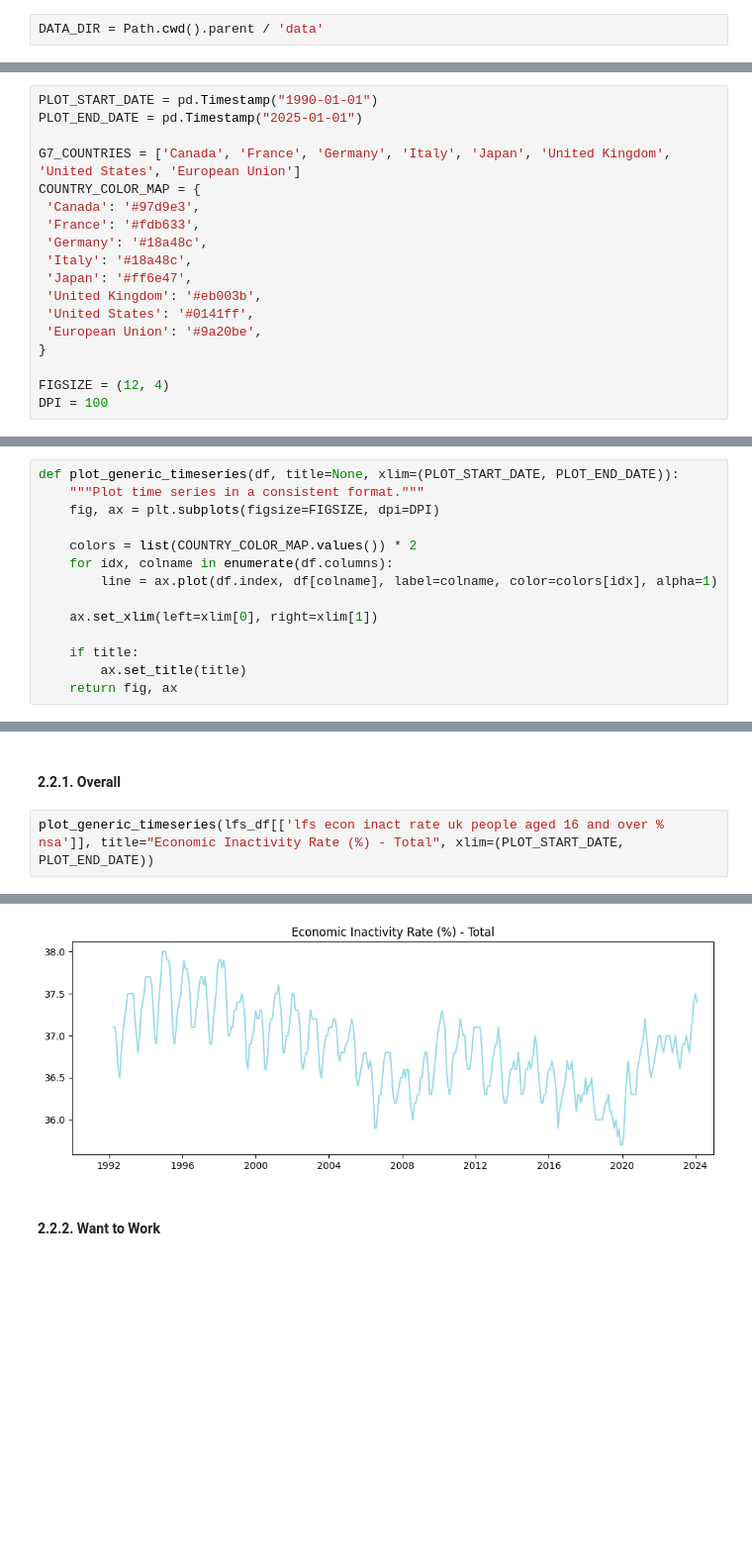
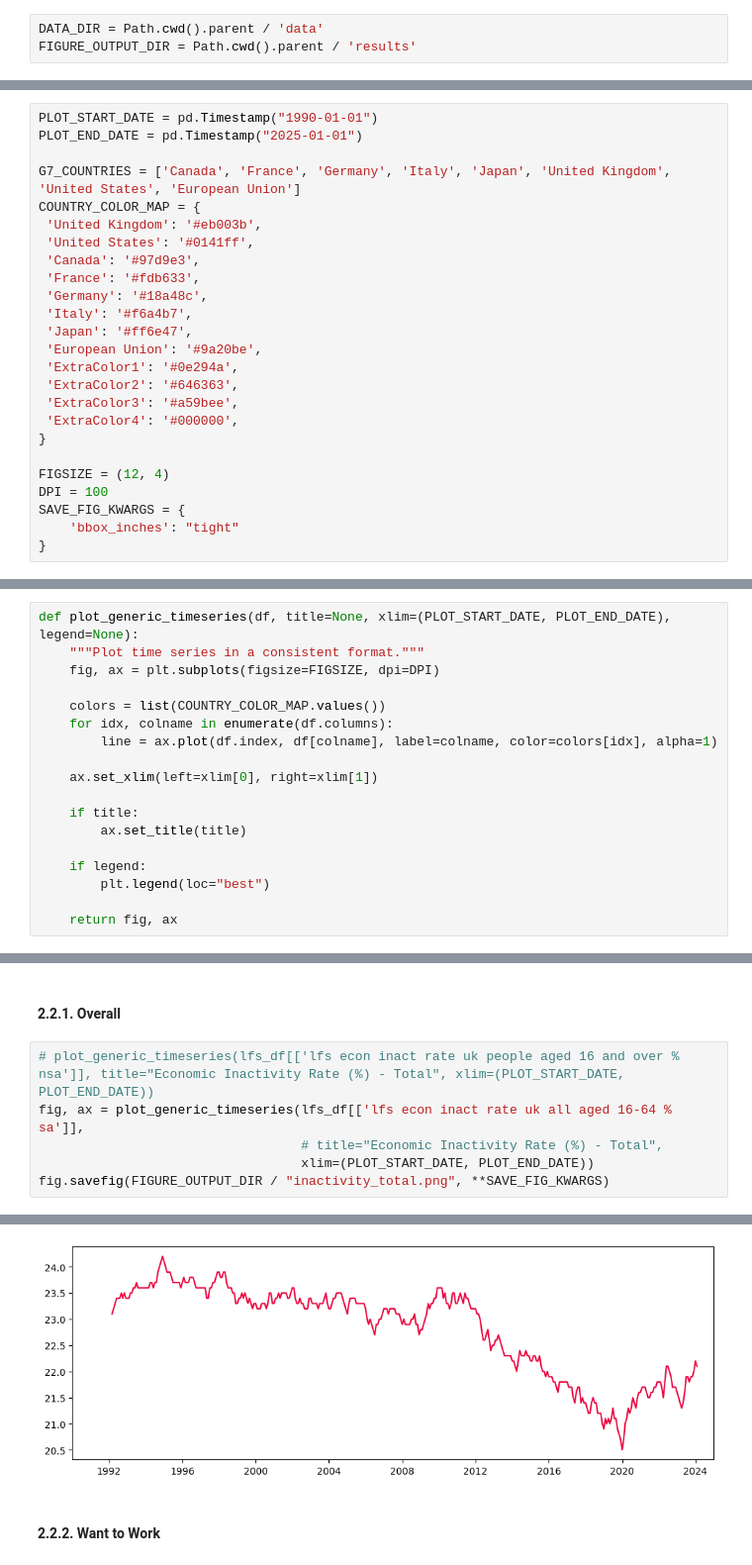
Before and after one commit to gjohl/growingeconomy, a Jupyter notebook: notebooks/presentation_plots.ipynb, the cells around one changed output, grey strips where cells are left out. Shown at 99% size. Saved outputs shown, nothing was run; the diff lists cells and outputs as text; blank space fills up the shorter version.

```diff
--- a/notebooks/presentation_plots.ipynb
+++ b/notebooks/presentation_plots.ipynb
@@ -11,6 +11,7 @@ pd.options.plotting.backend = 'plotly'
 pd.options.display.max_rows = 100
 # %%
 DATA_DIR = Path.cwd().parent / 'data'
+FIGURE_OUTPUT_DIR = Path.cwd().parent / 'results'
 # %% [markdown]
 ## 0. Plot Utils
 Define a single plotting function for consistently formatted plots.
@@ -20,16 +21,23 @@ PLOT_END_DATE = pd.Timestamp("2025-01-01")
 
 G7_COUNTRIES = ['Canada', 'France', 'Germany', 'Italy', 'Japan', 'United Kingdom', 'United States', 'European Union']
 COUNTRY_COLOR_MAP = {
+ 'United Kingdom': '#eb003b',
+ 'United States': '#0141ff',
  'Canada': '#97d9e3',
  'France': '#fdb633',
  'Germany': '#18a48c',
- 'Italy': '#18a48c',
+ 'Italy': '#f6a4b7',
  'Japan': '#ff6e47',
- 'United Kingdom': '#eb003b',
- 'United States': '#0141ff',
  'European Union': '#9a20be',
+ 'ExtraColor1': '#0e294a',
+ 'ExtraColor2': '#646363',
+ 'ExtraColor3': '#a59bee',
+ 'ExtraColor4': '#000000',
 }
 
 FIGSIZE = (12, 4)
 DPI = 100
+SAVE_FIG_KWARGS = {
+    'bbox_inches': "tight"
+}
 # %%
@@ -49,10 +61,10 @@ def plot_country_timeseries(df, title=None, xlim=(PLOT_START_DATE, PLOT_END_DATE
     return fig, ax
 # %%
-def plot_generic_timeseries(df, title=None, xlim=(PLOT_START_DATE, PLOT_END_DATE)):
+def plot_generic_timeseries(df, title=None, xlim=(PLOT_START_DATE, PLOT_END_DATE), legend=None):
     """Plot time series in a consistent format."""
     fig, ax = plt.subplots(figsize=FIGSIZE, dpi=DPI)
 
-    colors = list(COUNTRY_COLOR_MAP.values()) * 2
+    colors = list(COUNTRY_COLOR_MAP.values())
     for idx, colname in enumerate(df.columns):
         line = ax.plot(df.index, df[colname], label=colname, color=colors[idx], alpha=1)
 
@@ -60,6 +72,10 @@ def plot_generic_timeseries(df, title=None, xlim=(PLOT_START_DATE, PLOT_END_DATE
 
     if title:
         ax.set_title(title)
+
+    if legend:
+        plt.legend(loc="best")
+
     return fig, ax
 # %% [markdown]
 ## 1. World Bank Data
@@ -250,5 +250,9 @@ plot_country_timeseries(unemployment_df, title="Unemployment (%) LFS", xlim=(PLO
 # %% [markdown]
 #### 2.2.1. Overall
 # %%
-plot_generic_timeseries(lfs_df[['lfs econ inact rate uk people aged 16 and over % nsa']], title="Economic Inactivity Rate (%) - Total", xlim=(PLOT_START_DATE, PLOT_END_DATE))
+# plot_generic_timeseries(lfs_df[['lfs econ inact rate uk people aged 16 and over % nsa']], title="Economic Inactivity Rate (%) - Total", xlim=(PLOT_START_DATE, PLOT_END_DATE))
+fig, ax = plot_generic_timeseries(lfs_df[['lfs econ inact rate uk all aged 16-64 % sa']],
+                                  # title="Economic Inactivity Rate (%) - Total",
+                                  xlim=(PLOT_START_DATE, PLOT_END_DATE))
+fig.savefig(FIGURE_OUTPUT_DIR / "inactivity_total.png", **SAVE_FIG_KWARGS)
 # %% [output]
@@ -257,4 +259,4 @@ plot_generic_timeseries(lfs_df[['lfs econ inact rate uk people aged 16 and over
-[figure, old version]
+[figure, new version]
 # %% [markdown]
 #### 2.2.2. Want to Work
 # %%
```
Also changed, not shown: parts of 13 cells of this notebook, 8 other files.
